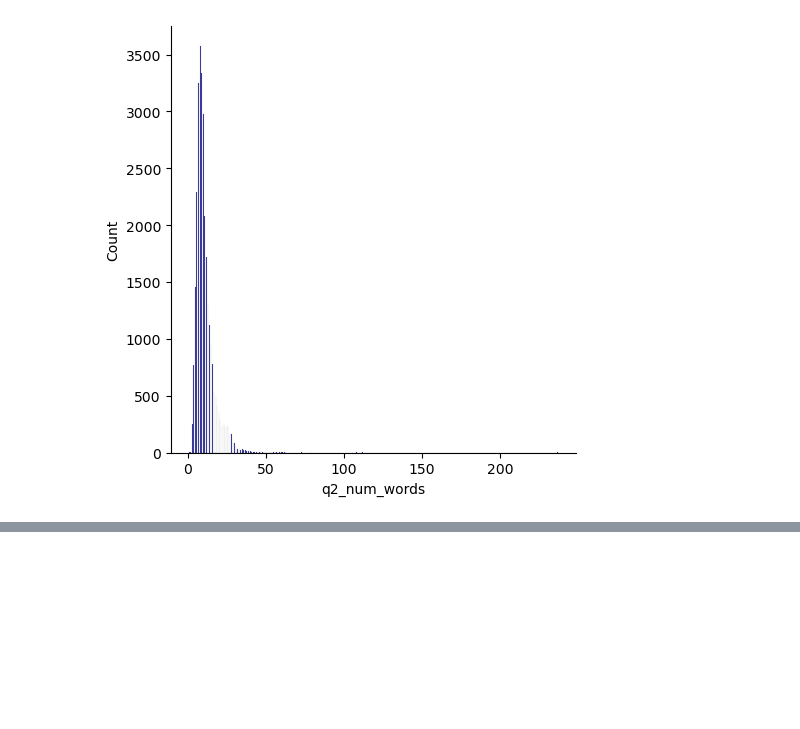
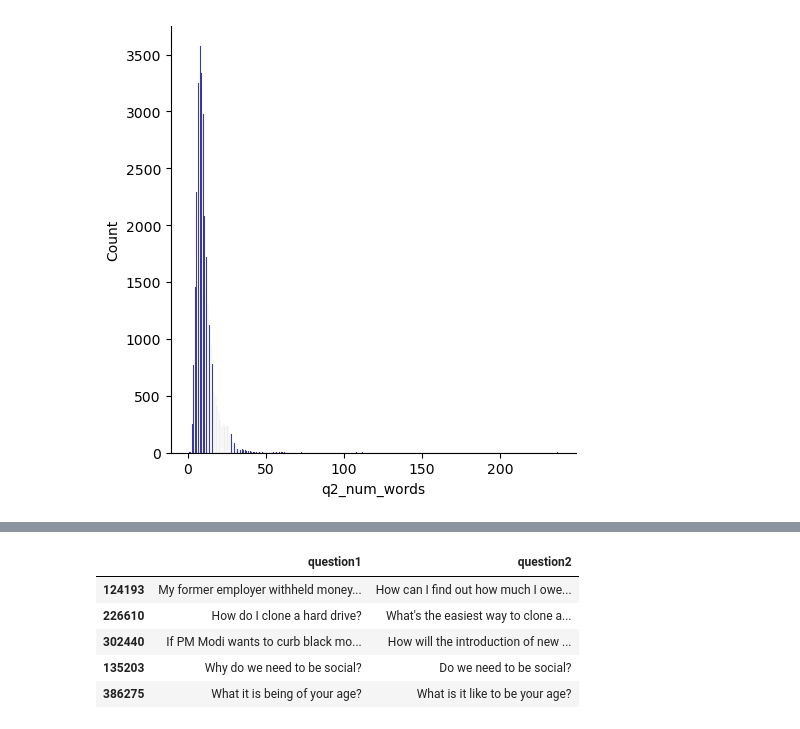
Before and after one commit to Vjeet83/N.L.P, a Jupyter notebook: nlp_project_Quora_similarQuestion_file_2_bow.ipynb, the cells around one changed output, grey strips where cells are left out. Saved outputs shown, nothing was run; the diff lists cells and outputs as text; code cells hidden in the pictures; blank space fills up the shorter version.

```diff
--- a/nlp_project_Quora_similarQuestion_file_2_bow.ipynb
+++ b/nlp_project_Quora_similarQuestion_file_2_bow.ipynb
@@ -328,0 +329,10 @@ plt.show()
+# %%
+ques_df =  new_df[["question1" , "question2"]]
+ques_df.head()
+# %% [output]
+|  | question1 | question2 |
+| 124193 | My former employer withheld money... | How can I find out how much I owe... |
+| 226610 | How do I clone a hard drive? | What's the easiest way to clone a... |
+| 302440 | If PM Modi wants to curb black mo... | How will the introduction of new ... |
+| 135203 | Why do we need to be social? | Do we need to be social? |
+| 386275 | What it is being of your age? | What is it like to be your age? |
```
Also changed, not shown: parts of 17 cells of this notebook.
